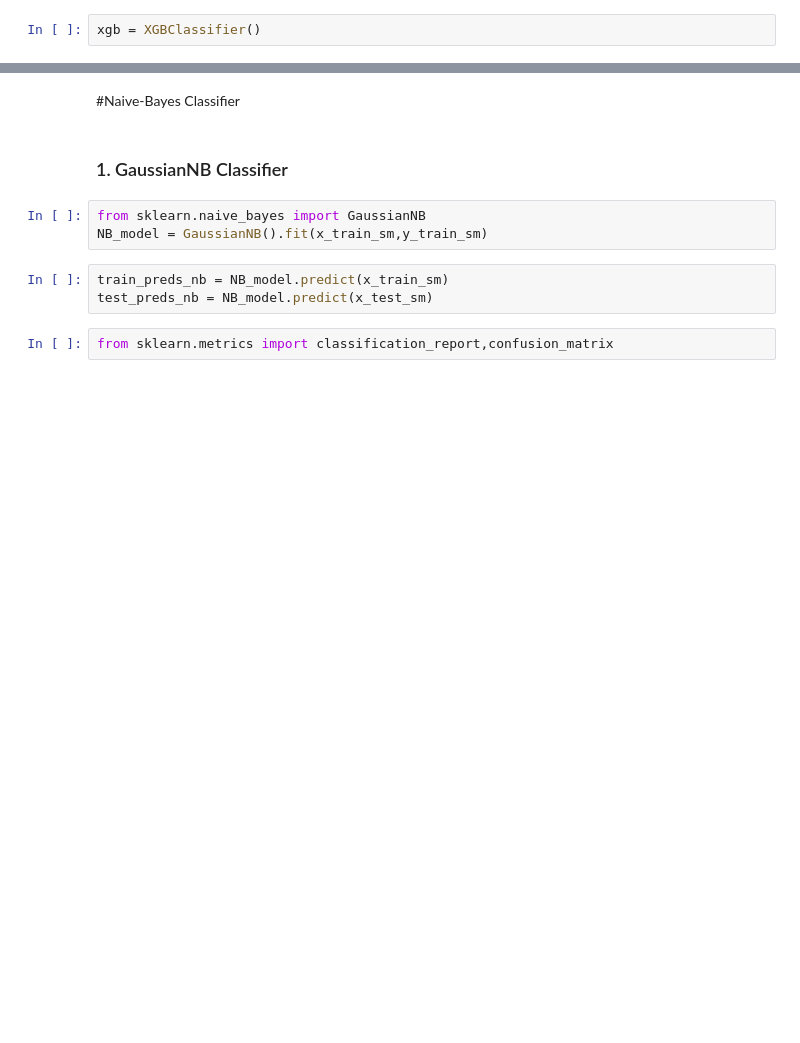
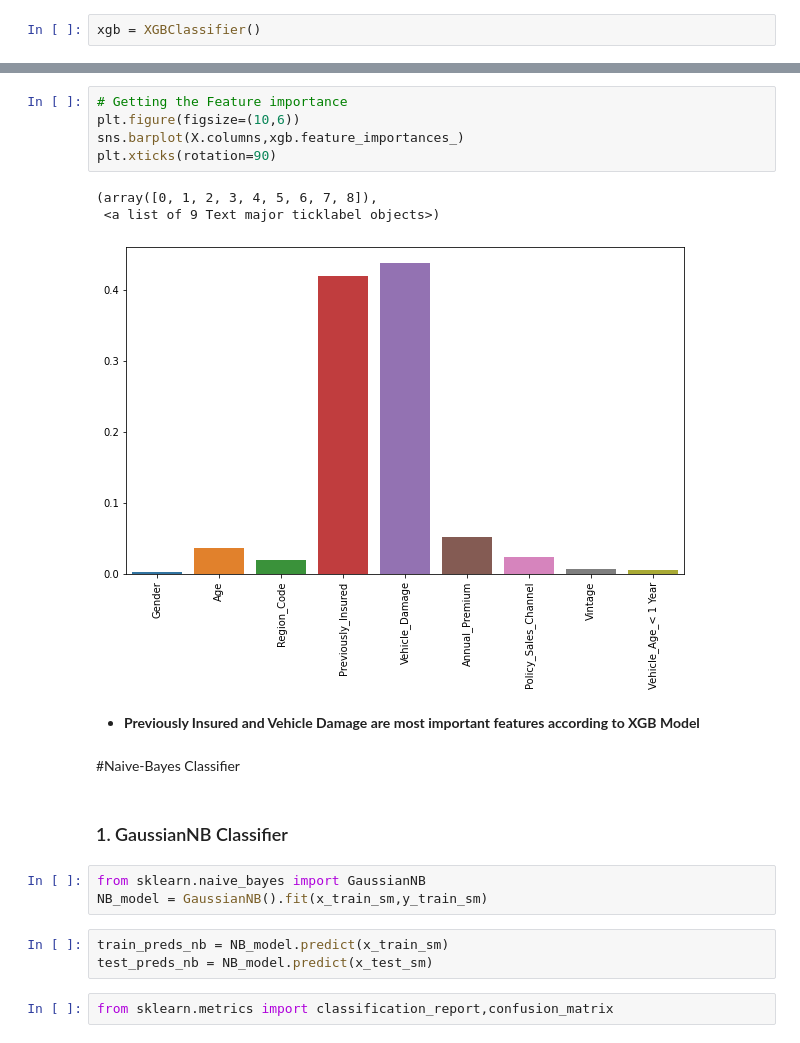
Before and after one commit to Aehteshaam-Shaikh/Health-Insurance-Cross-Sell-Prediction, a Jupyter notebook: Copy_of_HEALTH_INSURANCE_CROSS_SELL_PREDICTION.ipynb, the cells around one changed output, grey strips where cells are left out. Cells and saved outputs as stored; diff of their text form; blank space fills up the shorter version.

```diff
--- a/Copy_of_HEALTH_INSURANCE_CROSS_SELL_PREDICTION.ipynb
+++ b/Copy_of_HEALTH_INSURANCE_CROSS_SELL_PREDICTION.ipynb
@@ -776,3 +820,14 @@ Test AUC: 0.8789403337985744
+# %%
+# Getting the Feature importance
+plt.figure(figsize=(10,6))
+sns.barplot(X.columns,xgb.feature_importances_)
+plt.xticks(rotation=90)
+# %% [output]
+(array([0, 1, 2, 3, 4, 5, 6, 7, 8]),
+ <a list of 9 Text major ticklabel objects>)
+[figure, added]
+# %% [markdown]
+* **Previously Insured and Vehicle Damage are most important features according to XGB Model**
 # %% [markdown]
 #Naive-Bayes Classifier
 # %% [markdown]
```
Also changed, not shown: parts of 44 cells of this notebook.
